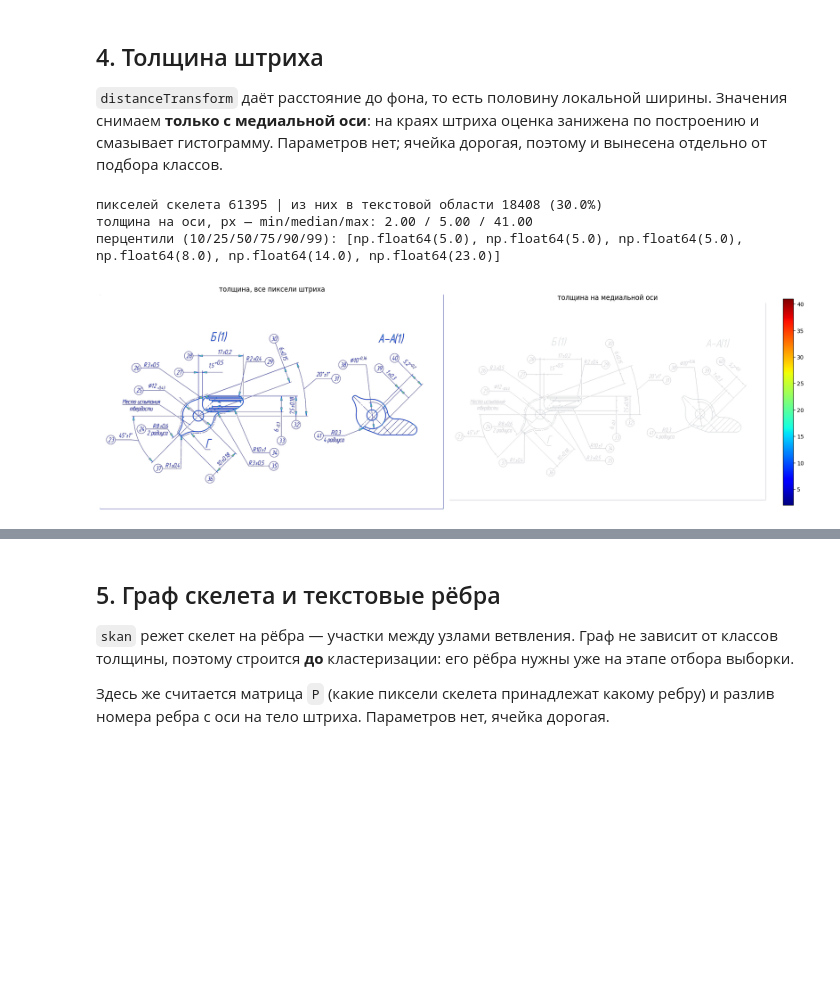
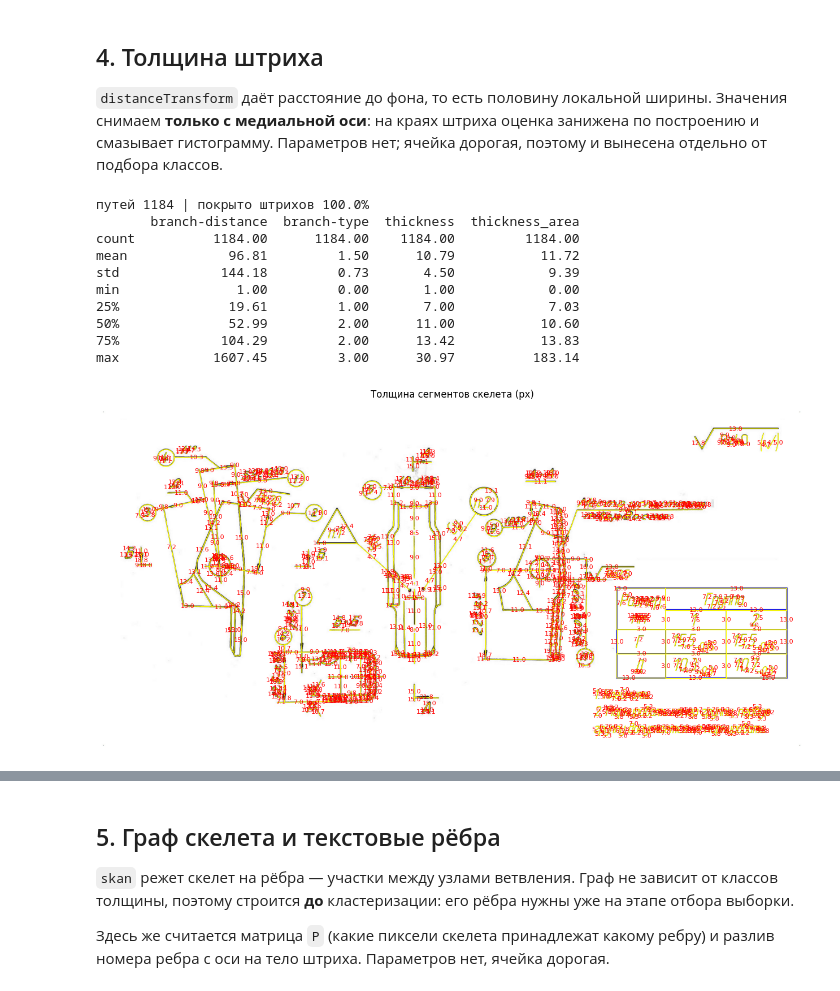
Before and after one commit to SergeyKrasnoslobodtsev/draftslice, a Jupyter notebook: notebooks/classification_comp.ipynb, the cells around one changed output, grey strips where cells are left out. Cells and saved outputs as stored; diff of their text form; code cells hidden in the pictures; blank space fills up the shorter version.

```diff
--- a/notebooks/classification_comp.ipynb
+++ b/notebooks/classification_comp.ipynb
@@ -309,19 +391,25 @@ interactive(children=(FloatSlider(value=1.5, continuous_update=False, descriptio
 # %%
 text_region = ui_region.result
-
-gray = cv2.cvtColor(img_bgr, cv2.COLOR_BGR2GRAY)
+SCALE = 1.0
+resized = resize_image(img_bgr, scale=SCALE)
+text_region_resized = resize_image(text_region.astype(np.uint8) * 255, scale=SCALE) > 0
+text_region = text_region_resized.astype(bool)
+gray = to_gray(resized)
 
 
 def binarize(blur_k, use_otsu, manual_thresh):
-    blurred = cv2.bilateralFilter(gray, d=blur_k, sigmaColor=75, sigmaSpace=75)  # cv2.GaussianBlur(gray, (blur_k, blur_k), 0)
-    normalized = cv2.normalize(blurred, None, 0, 255, cv2.NORM_MINMAX)
+    blurred = cv2.bilateralFilter(gray, d=blur_k, sigmaColor=75, sigmaSpace=75)
     if use_otsu:
-        used, binary = cv2.threshold(blurred, 0, 255, cv2.THRESH_BINARY_INV + cv2.THRESH_OTSU)
+        used, binary = cv2.threshold(blurred, 0, 255, cv2.THRESH_BINARY_INV | cv2.THRESH_OTSU)
     else:
-        used, binary = cv2.threshold(normalized, manual_thresh, 255, cv2.THRESH_BINARY_INV)
-    fg = binary > 0
+        used, binary = cv2.threshold(blurred, manual_thresh, 255, cv2.THRESH_BINARY_INV)
 
     n_cc = cv2.connectedComponents(binary, connectivity=8)[0] - 1
+
+    # переводим на cpu для дальнейшей обработки и визуализации
+    binary = binary.get() if isinstance(binary, cv2.UMat) else binary
+
+    fg = binary > 0
     print(f"порог: {used:.0f} ({'Otsu' if use_otsu else 'вручную'}) | блюр {blur_k}x{blur_k}")
     print(f"передний план {int(fg.sum())} px ({fg.mean() * 100:.2f}%) | связных компонент {n_cc}")
 
@@ -351,28 +482,42 @@ interactive(children=(IntSlider(value=3, continuous_update=False, description='
 # %%
 binary, fg = ui_binary.result
+skel = skeletonize(fg)
+dist = cv2.distanceTransform(binary, cv2.DIST_L2, cv2.DIST_MASK_PRECISE)
 
-skel = skeletonize(fg)
-dist = cv2.distanceTransform(binary, cv2.DIST_L1, cv2.DIST_MASK_PRECISE)
-thickness_map = 3 * dist - 1  # ширина штриха в px; множитель влияет только на шкалу
-t_axis = thickness_map[skel]
+skeleton = Skeleton(skel)
+summary = summarize(skeleton, separator="-")
+owner = owner_image(path_id_image(skeleton, skel.shape), fg)
+thickness = path_thickness(skeleton, dist)
+summary["thickness"] = thickness
+summary["thickness_area"] = area_thickness(owner, skeleton, summary)
 
-in_text = skel & text_region
-print(f"пикселей скелета {int(skel.sum())} | из них в текстовой области {int(in_text.sum())} ({in_text.sum() / max(skel.sum(), 1) * 100:.1f}%)")
-print(f"толщина на оси, px — min/median/max: {t_axis.min():.2f} / {np.median(t_axis):.2f} / {t_axis.max():.2f}")
-print("перцентили (10/25/50/75/90/99):", [round(v, 2) for v in np.percentile(t_axis, [10, 25, 50, 75, 90, 99])])
+print(f"путей {skeleton.n_paths} | покрыто штрихов {(owner >= 0).sum() / fg.sum():.1%}")
+print(summary[["branch-distance", "branch-type", "thickness", "thickness_area"]].describe().round(2))
 
-fig, ax = plt.subplots(1, 2, figsize=(18, 6))
-ax[0].imshow(np.where(fg, thickness_map, np.nan), cmap="jet")
-ax[0].set_title("толщина, все пиксели штриха")
-ax[0].axis("off")
-im = ax[1].imshow(np.where(skel, thickness_map, np.nan), cmap="jet")
-ax[1].set_title("толщина на медиальной оси")
-ax[1].axis("off")
-plt.colorbar(im, ax=ax[1], fraction=0.03)
-plt.tight_layout()
+
+plt.figure(figsize=(16, 8))
+plt.imshow(resized[..., ::-1])
+for i in range(skeleton.n_paths):
+    coords = skeleton.path_coordinates(i)
+    if len(coords) < 10:  # мусорные обрубки не подписываем
+        continue
+    mid = coords[len(coords) // 2]
+    plt.plot(coords[:, 1], coords[:, 0], color="yellow", linewidth=1.0)
+    plt.text(
+        mid[1], mid[0], f"{summary['thickness'].to_numpy()[i]:.1f}", color="red", fontsize=8, ha="center", va="center"
+    )
+plt.axis("off")
+plt.title("Толщина сегментов скелета (px)")
 plt.show()
 # %% [output]
-пикселей скелета 61395 | из них в текстовой области 18408 (30.0%)
-толщина на оси, px — min/median/max: 2.00 / 5.00 / 41.00
-перцентили (10/25/50/75/90/99): [np.float64(5.0), np.float64(5.0), np.float64(5.0), np.float64(8.0), np.float64(14.0), np.float64(23.0)]
+путей 1184 | покрыто штрихов 100.0%
+       branch-distance  branch-type  thickness  thickness_area
+count          1184.00      1184.00    1184.00         1184.00
+mean             96.81         1.50      10.79           11.72
+std             144.18         0.73       4.50            9.39
+min               1.00         0.00       1.00            0.00
+25%              19.61         1.00       7.00            7.03
+50%              52.99         2.00      11.00           10.60
+75%             104.29         2.00      13.42           13.83
+max            1607.45         3.00      30.97          183.14
-[figure, old version]
+[figure, new version]
```
Also changed, not shown: parts of 35 cells of this notebook.
